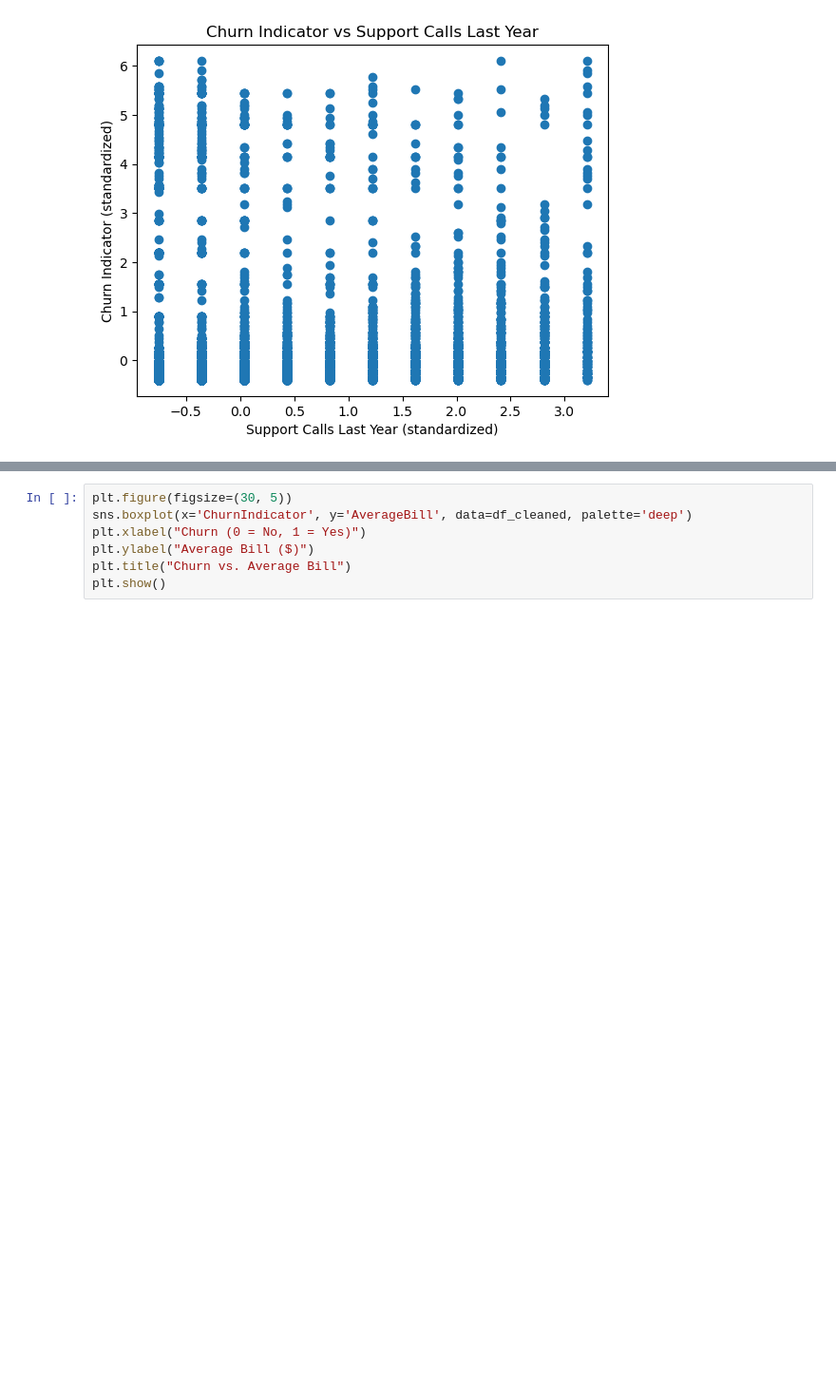
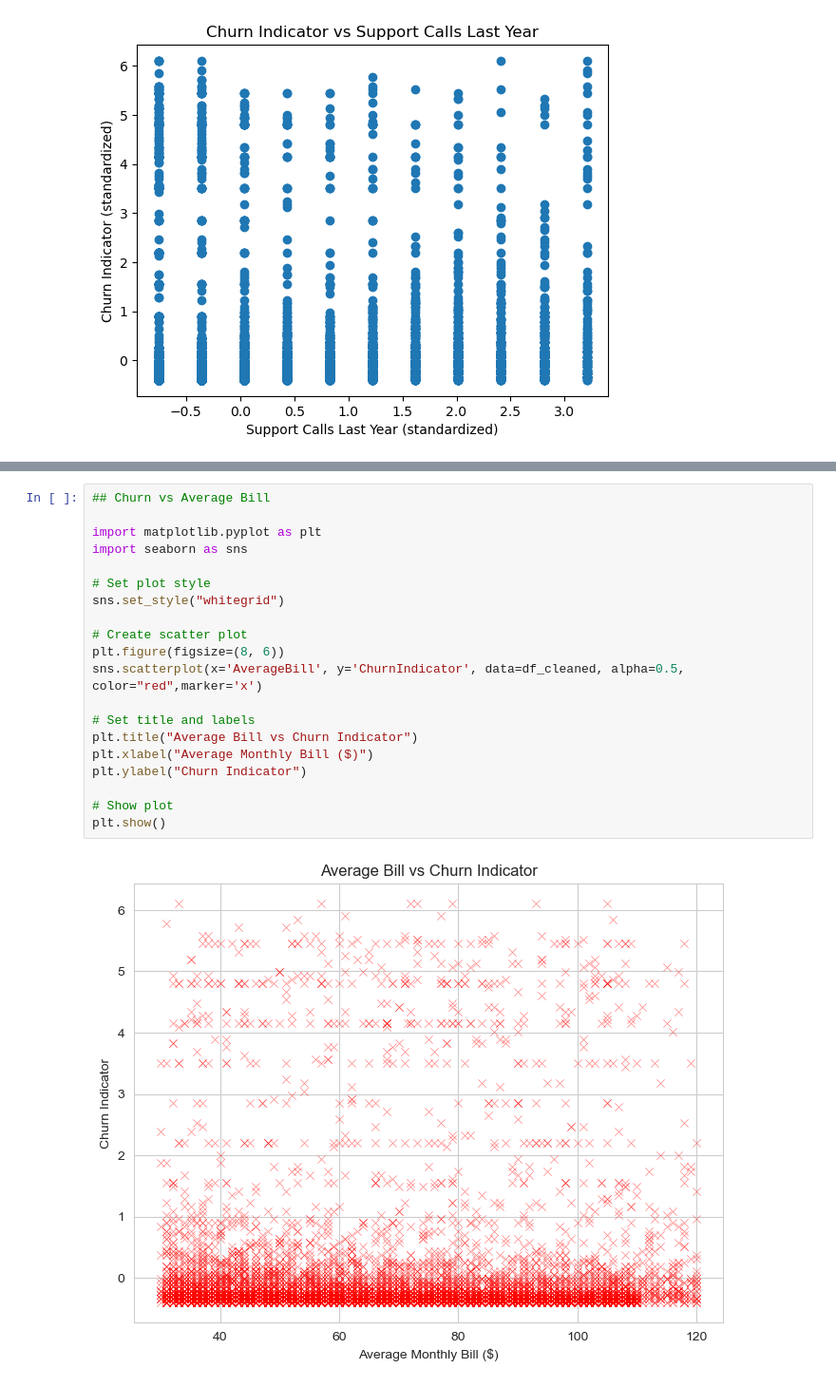
Before and after one commit to Tanairis01Janes/Final_Project-Python_Lady, a Jupyter notebook: Final Project.ipynb, the cells around one changed output, grey strips where cells are left out. Shown at 95% size. Drawn from its saved outputs; the diff is of its cells as text; blank space fills up the shorter version.

```diff
--- a/Final Project.ipynb
+++ b/Final Project.ipynb
@@ -553,8 +584,23 @@ plt.show()
 # %%
-plt.figure(figsize=(30, 5))
-sns.boxplot(x='ChurnIndicator', y='AverageBill', data=df_cleaned, palette='deep')
-plt.xlabel("Churn (0 = No, 1 = Yes)")
-plt.ylabel("Average Bill ($)")
-plt.title("Churn vs. Average Bill")
+## Churn vs Average Bill
+
+import matplotlib.pyplot as plt
+import seaborn as sns
+
+# Set plot style
+sns.set_style("whitegrid")
+
+# Create scatter plot
+plt.figure(figsize=(8, 6))
+sns.scatterplot(x='AverageBill', y='ChurnIndicator', data=df_cleaned, alpha=0.5, color="red",marker='x')
+
+# Set title and labels
+plt.title("Average Bill vs Churn Indicator")
+plt.xlabel("Average Monthly Bill ($)")
+plt.ylabel("Churn Indicator")
+
+# Show plot
 plt.show()
+# %% [output]
+[figure, added]
 # %%
```
Also changed, not shown: parts of 11 cells of this notebook.
